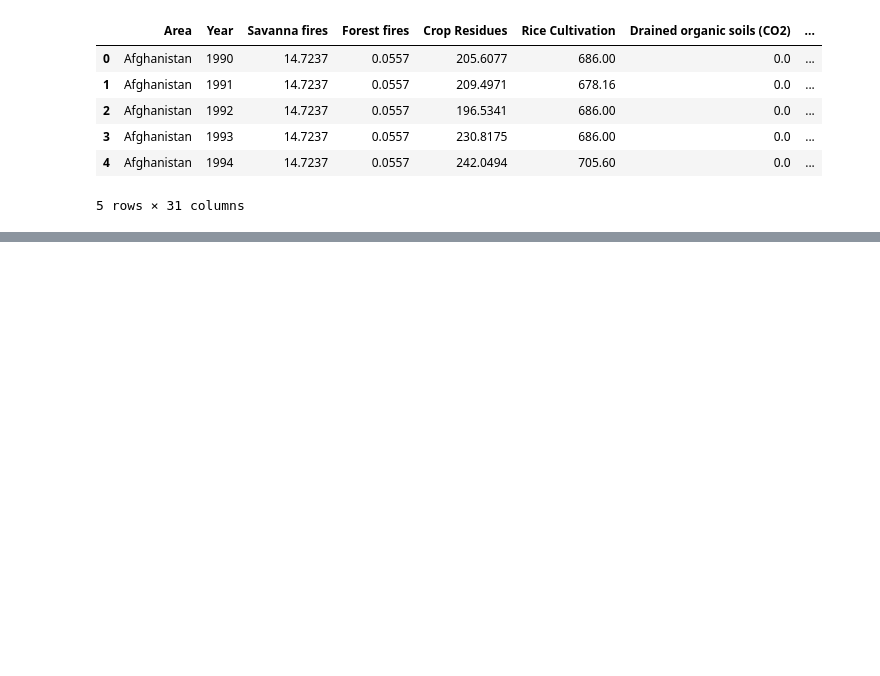
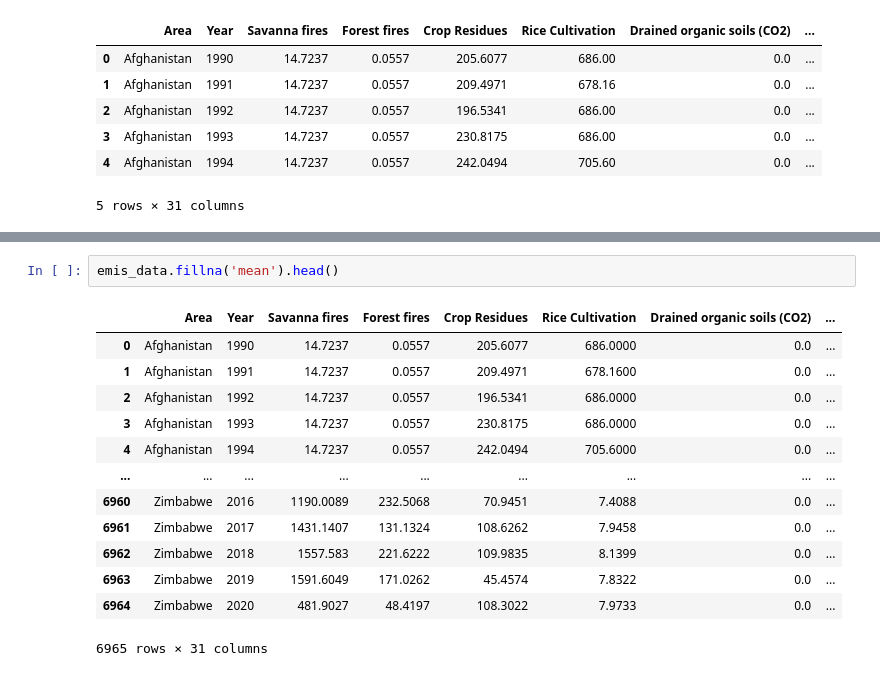
Before and after one commit to MelShongwe/2401PTDS_Regression_Project, a Jupyter notebook: Regression_Project.ipynb, the cells around one changed output, grey strips where cells are left out. Saved outputs shown, nothing was run; the diff lists cells and outputs as text; blank space fills up the shorter version.

```diff
--- a/Regression_Project.ipynb
+++ b/Regression_Project.ipynb
@@ -73,0 +314,16 @@ emis_data.head()
+# %%
+emis_data.fillna('mean').head()
+# %% [output]
+|  | Area | Year | Savanna fires | Forest fires | Crop Residues | Rice Cultivation | Drained organic soils (CO2) | ... |
+| 0 | Afghanistan | 1990 | 14.7237 | 0.0557 | 205.6077 | 686.0000 | 0.0 | ... |
+| 1 | Afghanistan | 1991 | 14.7237 | 0.0557 | 209.4971 | 678.1600 | 0.0 | ... |
+| 2 | Afghanistan | 1992 | 14.7237 | 0.0557 | 196.5341 | 686.0000 | 0.0 | ... |
+| 3 | Afghanistan | 1993 | 14.7237 | 0.0557 | 230.8175 | 686.0000 | 0.0 | ... |
+| 4 | Afghanistan | 1994 | 14.7237 | 0.0557 | 242.0494 | 705.6000 | 0.0 | ... |
+| ... | ... | ... | ... | ... | ... | ... | ... | ... |
+| 6960 | Zimbabwe | 2016 | 1190.0089 | 232.5068 | 70.9451 | 7.4088 | 0.0 | ... |
+| 6961 | Zimbabwe | 2017 | 1431.1407 | 131.1324 | 108.6262 | 7.9458 | 0.0 | ... |
+| 6962 | Zimbabwe | 2018 | 1557.583 | 221.6222 | 109.9835 | 8.1399 | 0.0 | ... |
+| 6963 | Zimbabwe | 2019 | 1591.6049 | 171.0262 | 45.4574 | 7.8322 | 0.0 | ... |
+| 6964 | Zimbabwe | 2020 | 481.9027 | 48.4197 | 108.3022 | 7.9733 | 0.0 | ... |
+6965 rows × 31 columns
```
Also changed, not shown: parts of 46 cells of this notebook, 3 other files.
